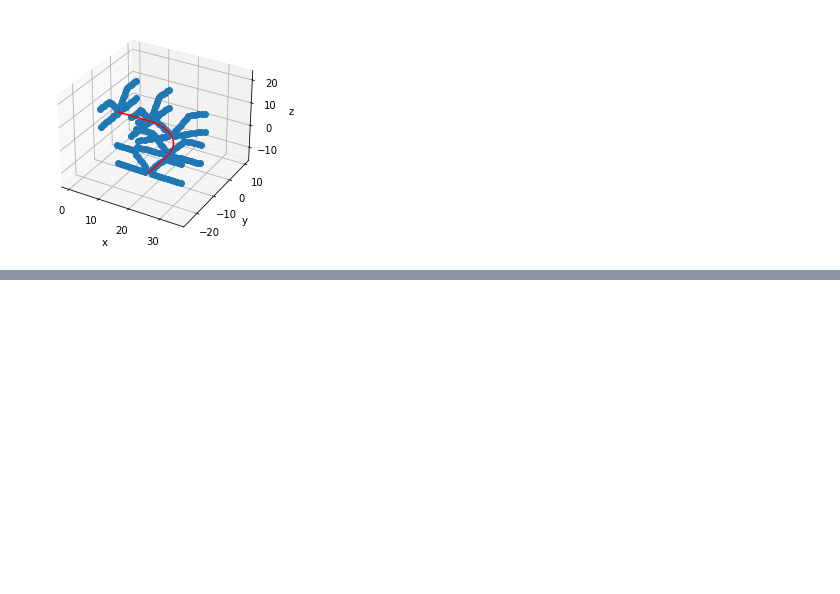
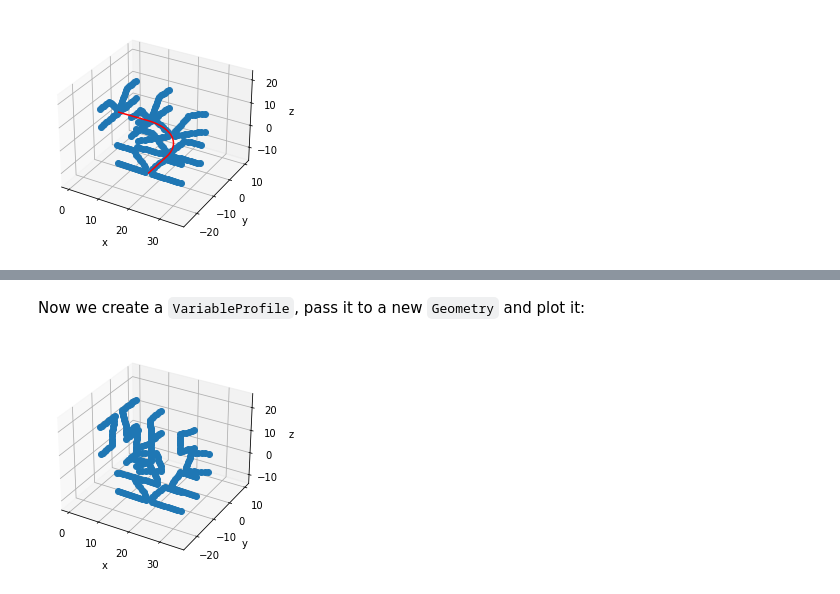
Before and after one commit to BAMWelDX/weldx, a Jupyter notebook: tutorials/geometry_02_geometry.ipynb, the cells around one changed output, grey strips where cells are left out. Saved outputs shown, nothing was run; the diff lists cells and outputs as text; code cells hidden in the pictures; blank space fills up the shorter version.

```diff
--- a/tutorials/geometry_02_geometry.ipynb
+++ b/tutorials/geometry_02_geometry.ipynb
@@ -139,0 +168,12 @@ then the second profile occurs after $10 mm$ on the `Trace`.
+# %% [markdown]
+Now we create a `VariableProfile`, pass it to a new `Geometry` and plot it:
+# %%
+v_profile = VariableProfile([profile_3, profile_2, profile],
+                            [0, 40, 100],
+                            [linear_profile_interpolation_sbs, linear_profile_interpolation_sbs]
+                            )
+
+geometry_vp = Geometry(profile=v_profile,trace=trace)
+geometry_vp.plot(profile_raster_width=1, trace_raster_width=8)
+# %% [output]
+[figure, added]
```
Also changed, not shown: parts of 4 cells of this notebook, 1 other file.
